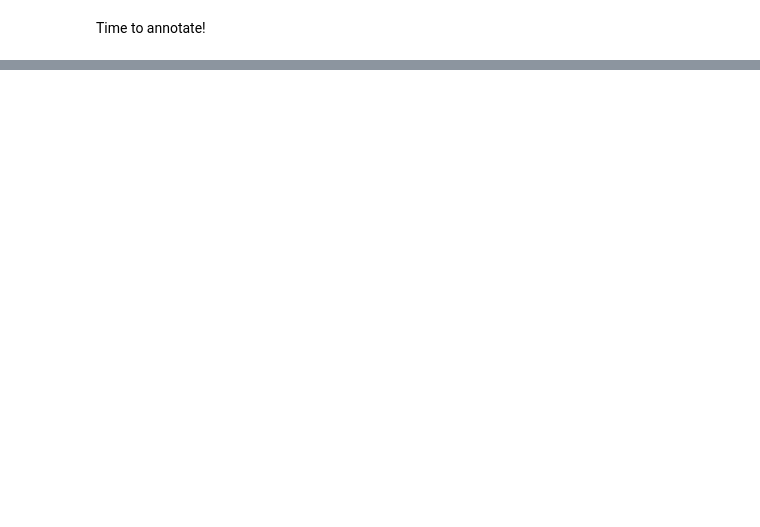
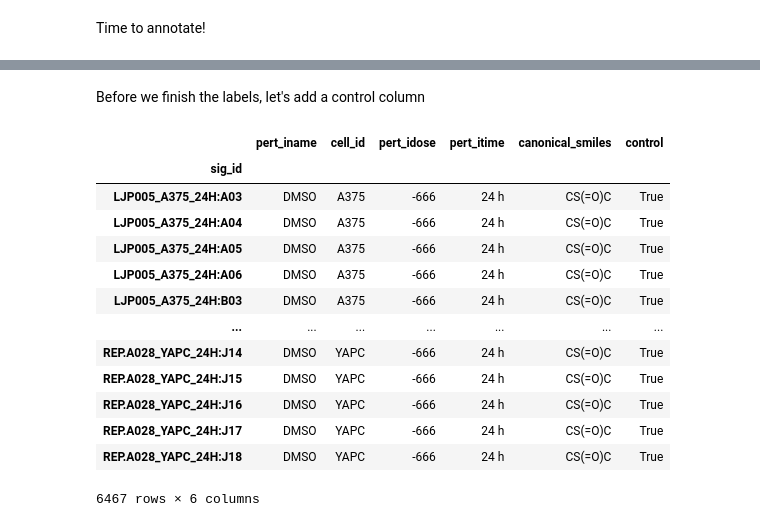
Before and after one commit to laurahsisson/Perturbations, a Jupyter notebook: dataset.ipynb, the cells around one changed output, grey strips where cells are left out. Drawn from its saved outputs; the diff is of its cells as text; code cells hidden in the pictures; blank space fills up the shorter version.

```diff
--- a/dataset.ipynb
+++ b/dataset.ipynb
@@ -346,0 +341,21 @@ l5_data.data_df
+# %% [markdown]
+Before we finish the labels, let's add a control column
+# %%
+# Add a control column
+comp_sig_info["control"] = comp_sig_info["pert_iname"] == "DMSO"
+comp_sig_info[comp_sig_info["control"]]
+# %% [output]
+|  | pert_iname | cell_id | pert_idose | pert_itime | canonical_smiles | control |
+| sig_id |  |  |  |  |  |  |
+| LJP005_A375_24H:A03 | DMSO | A375 | -666 | 24 h | CS(=O)C | True |
+| LJP005_A375_24H:A04 | DMSO | A375 | -666 | 24 h | CS(=O)C | True |
+| LJP005_A375_24H:A05 | DMSO | A375 | -666 | 24 h | CS(=O)C | True |
+| LJP005_A375_24H:A06 | DMSO | A375 | -666 | 24 h | CS(=O)C | True |
+| LJP005_A375_24H:B03 | DMSO | A375 | -666 | 24 h | CS(=O)C | True |
+| ... | ... | ... | ... | ... | ... | ... |
+| REP.A028_YAPC_24H:J14 | DMSO | YAPC | -666 | 24 h | CS(=O)C | True |
+| REP.A028_YAPC_24H:J15 | DMSO | YAPC | -666 | 24 h | CS(=O)C | True |
+| REP.A028_YAPC_24H:J16 | DMSO | YAPC | -666 | 24 h | CS(=O)C | True |
+| REP.A028_YAPC_24H:J17 | DMSO | YAPC | -666 | 24 h | CS(=O)C | True |
+| REP.A028_YAPC_24H:J18 | DMSO | YAPC | -666 | 24 h | CS(=O)C | True |
+6467 rows × 6 columns
```
Also changed, not shown: parts of 13 cells of this notebook, 16 other files.
